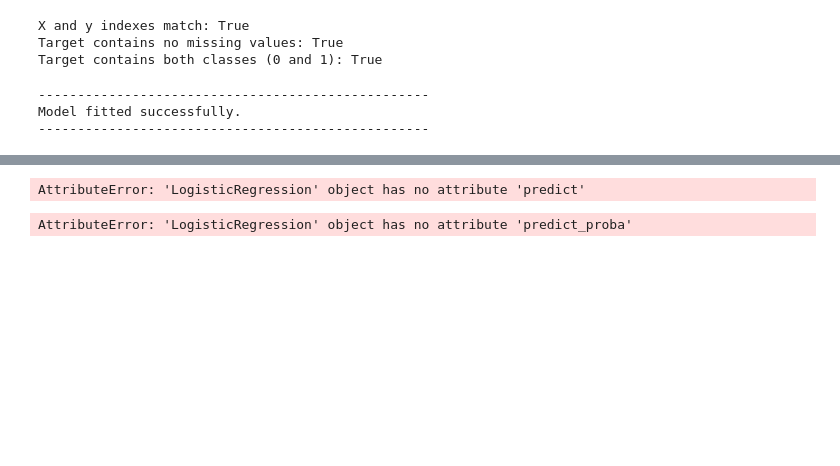
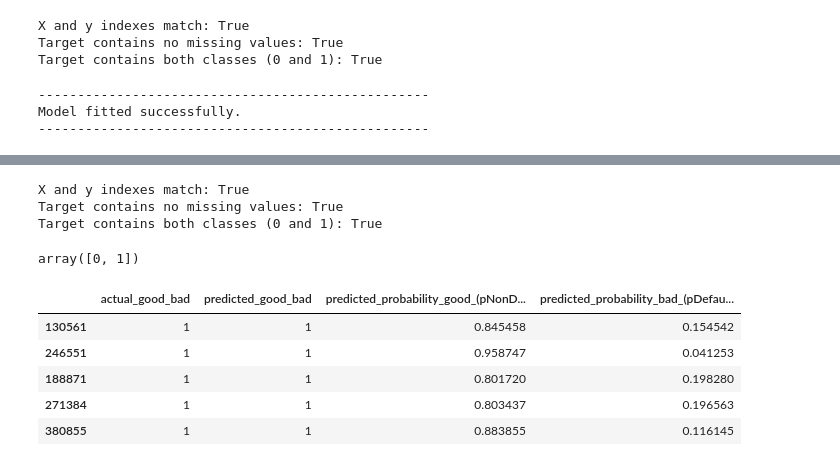
Before and after one commit to aminmirhaj/credit-risk-modeling, a Jupyter notebook: notebooks/00_initial_full_version.ipynb, the cells around one changed output, grey strips where cells are left out. Saved outputs shown, nothing was run; the diff lists cells and outputs as text; code cells hidden in the pictures; blank space fills up the shorter version.

```diff
--- a/notebooks/00_initial_full_version.ipynb
+++ b/notebooks/00_initial_full_version.ipynb
@@ -2062,6 +2062,13 @@ class LogisticRegression:
         self.p_values = p_values
 
         return self
+
+
+    def predict(self, X):
+        return self.model.predict(X)
+
+    def predict_proba(self, X):
+        return self.model.predict_proba(X)
 # %%
 # summary table function
 def create_summary_table(X_train, reg):
@@ -2399,13 +2406,25 @@ Predicting a probability: how likely the borrower is to be good or bad.
 # %%
 cutoff threshold
 For credit-risk modeling, the cutoff should be selected based on the business objective, such as minimizing expected credit losses or balancing approval rates and risk.
+# %%
+# Prepare the training data
+X_test = inputs_test
+y_test = loan_data_targets_test.squeeze()  # Convert the target from 2D DataFrame to 1D Series
+
+print("X and y indexes match:", X_train.index.equals(y_train.index))
+print("Target contains no missing values:", not y_train.isna().any())
+print("Target contains both classes (0 and 1):", set(y_train.unique()) == {0, 1})
+# %% [output]
+X and y indexes match: True
+Target contains no missing values: True
+Target contains both classes (0 and 1): True
 # %%
-y_hat_test = reg.predict(inputs_test)
+y_hat_test = reg.predict(X_test)
+
+y_hat_test_proba = reg.predict_proba(X_test)
-# %% [output]
-AttributeError: 'LogisticRegression' object has no attribute 'predict'
-# %%
-y_hat_test_proba = reg.predict_proba(inputs_test)
-# %% [output]
-AttributeError: 'LogisticRegression' object has no attribute 'predict_proba'
+# %%
+reg.model.classes_
+# %% [output]
+array([0, 1])
 # %%
 y_hat_test_proba = y_hat_test_proba[:, 1]
@@ -2419,0 +2431,20 @@ df_actual_predicted_probs
+# %%
+# Create a DataFrame containing actual values and model predictions
+df_actual_predicted_probs = pd.DataFrame(
+    {
+        "actual_good_bad": y_test,
+        "predicted_good_bad": y_hat_test,
+        "predicted_probability_good_(pNonDefault_1)": y_hat_test_proba,
+        "predicted_probability_bad_(pDefault_0)": 1 - y_hat_test_proba
+    },
+    index=X_test.index
+)
+
+df_actual_predicted_probs.sample(5, random_state=42)
+# %% [output]
+|  | actual_good_bad | predicted_good_bad | predicted_probability_good_(pNonD... | predicted_probability_bad_(pDefau... |
+| 130561 | 1 | 1 | 0.845458 | 0.154542 |
+| 246551 | 1 | 1 | 0.958747 | 0.041253 |
+| 188871 | 1 | 1 | 0.801720 | 0.198280 |
+| 271384 | 1 | 1 | 0.803437 | 0.196563 |
+| 380855 | 1 | 1 | 0.883855 | 0.116145 |
```
Also changed, not shown: parts of 3 cells of this notebook.
